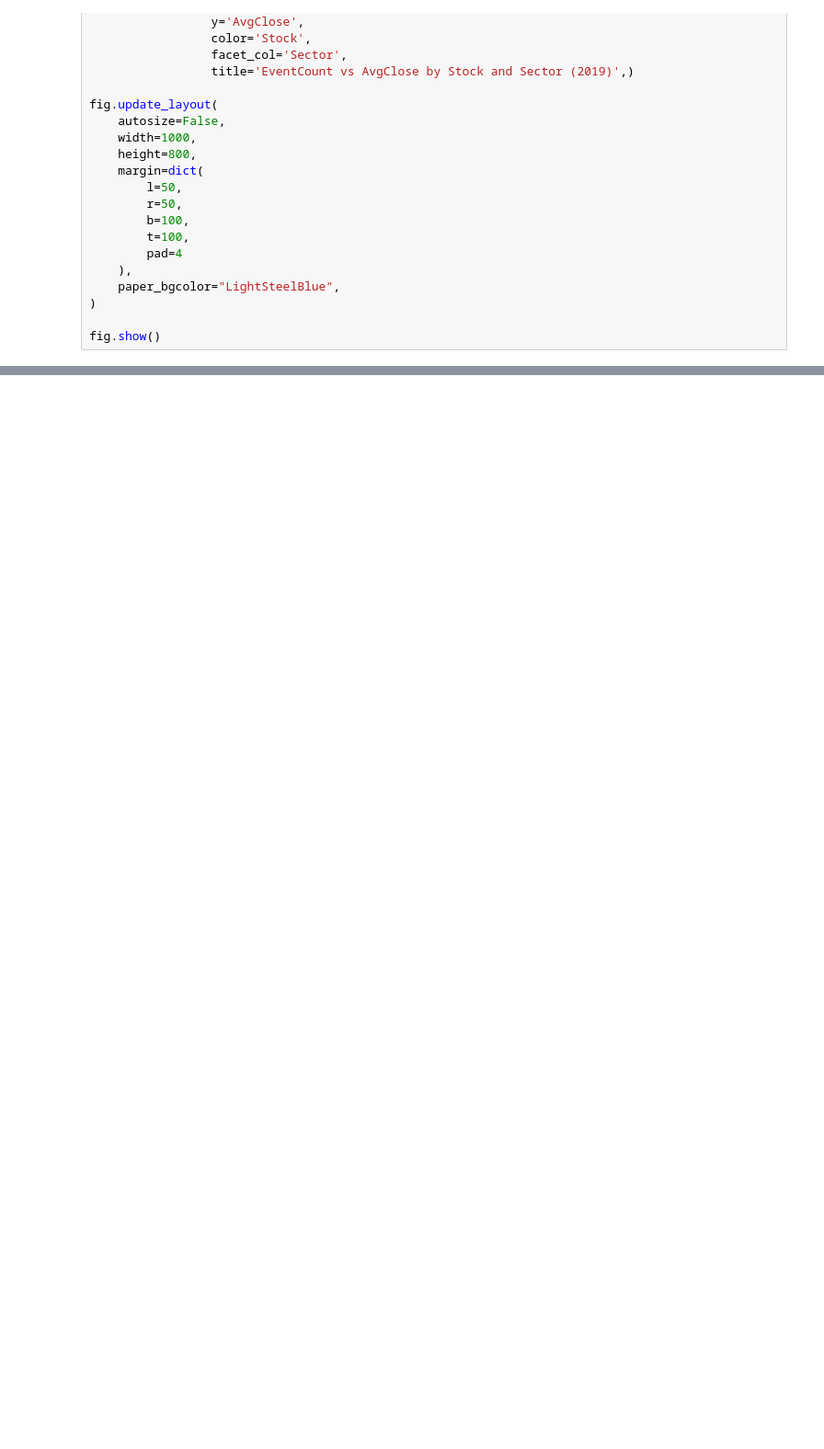
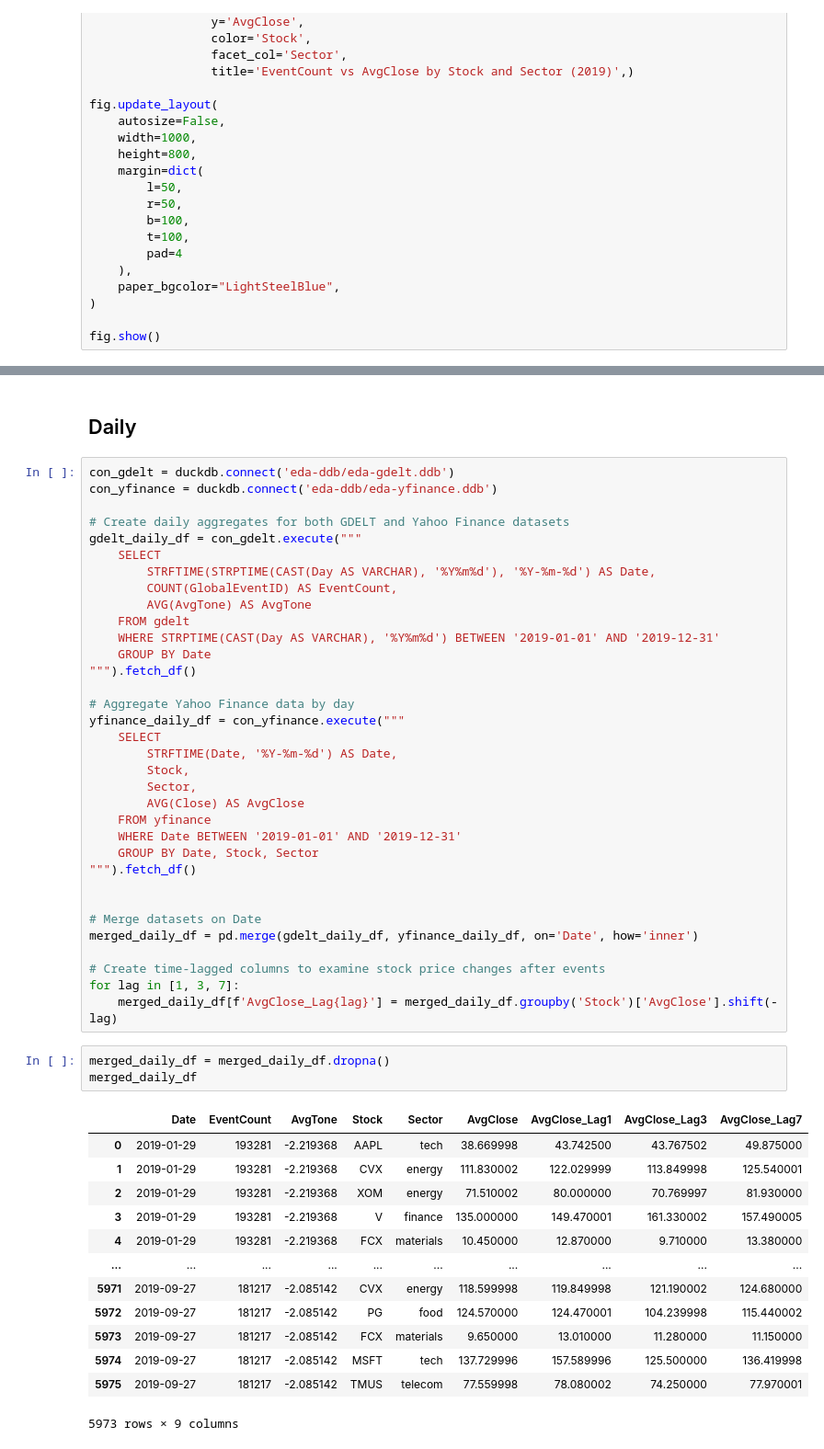
Before and after one commit to cs-muic/dm-2024-t1-pj-eda-honeybadgerlover645, a Jupyter notebook: P3.ipynb, the cells around one changed output, grey strips where cells are left out. Shown: that part at 92% size. Cells and saved outputs as stored; diff of their text form; blank space fills up the shorter version.

Commit message:
eventcount vs avgclose

```diff
--- a/P3.ipynb
+++ b/P3.ipynb
@@ -159,0 +178,53 @@ fig.show()
+# %% [markdown]
+## Daily
+# %%
+con_gdelt = duckdb.connect('eda-ddb/eda-gdelt.ddb')
+con_yfinance = duckdb.connect('eda-ddb/eda-yfinance.ddb')
+
+# Create daily aggregates for both GDELT and Yahoo Finance datasets
+gdelt_daily_df = con_gdelt.execute("""
+    SELECT
+        STRFTIME(STRPTIME(CAST(Day AS VARCHAR), '%Y%m%d'), '%Y-%m-%d') AS Date,
+        COUNT(GlobalEventID) AS EventCount,
+        AVG(AvgTone) AS AvgTone
+    FROM gdelt
+    WHERE STRPTIME(CAST(Day AS VARCHAR), '%Y%m%d') BETWEEN '2019-01-01' AND '2019-12-31'
+    GROUP BY Date
+""").fetch_df()
+
+# Aggregate Yahoo Finance data by day
+yfinance_daily_df = con_yfinance.execute("""
+    SELECT
+        STRFTIME(Date, '%Y-%m-%d') AS Date,
+        Stock,
+        Sector,
+        AVG(Close) AS AvgClose
+    FROM yfinance
+    WHERE Date BETWEEN '2019-01-01' AND '2019-12-31'
+    GROUP BY Date, Stock, Sector
+""").fetch_df()
+
+
+# Merge datasets on Date
+merged_daily_df = pd.merge(gdelt_daily_df, yfinance_daily_df, on='Date', how='inner')
+
+# Create time-lagged columns to examine stock price changes after events
+for lag in [1, 3, 7]:
+    merged_daily_df[f'AvgClose_Lag{lag}'] = merged_daily_df.groupby('Stock')['AvgClose'].shift(-lag)
+# %%
+merged_daily_df = merged_daily_df.dropna()
+merged_daily_df
+# %% [output]
+|  | Date | EventCount | AvgTone | Stock | Sector | AvgClose | AvgClose_Lag1 | AvgClose_Lag3 | AvgClose_Lag7 |
+| 0 | 2019-01-29 | 193281 | -2.219368 | AAPL | tech | 38.669998 | 43.742500 | 43.767502 | 49.875000 |
+| 1 | 2019-01-29 | 193281 | -2.219368 | CVX | energy | 111.830002 | 122.029999 | 113.849998 | 125.540001 |
+| 2 | 2019-01-29 | 193281 | -2.219368 | XOM | energy | 71.510002 | 80.000000 | 70.769997 | 81.930000 |
+| 3 | 2019-01-29 | 193281 | -2.219368 | V | finance | 135.000000 | 149.470001 | 161.330002 | 157.490005 |
+| 4 | 2019-01-29 | 193281 | -2.219368 | FCX | materials | 10.450000 | 12.870000 | 9.710000 | 13.380000 |
+| ... | ... | ... | ... | ... | ... | ... | ... | ... | ... |
+| 5971 | 2019-09-27 | 181217 | -2.085142 | CVX | energy | 118.599998 | 119.849998 | 121.190002 | 124.680000 |
+| 5972 | 2019-09-27 | 181217 | -2.085142 | PG | food | 124.570000 | 124.470001 | 104.239998 | 115.440002 |
+| 5973 | 2019-09-27 | 181217 | -2.085142 | FCX | materials | 9.650000 | 13.010000 | 11.280000 | 11.150000 |
+| 5974 | 2019-09-27 | 181217 | -2.085142 | MSFT | tech | 137.729996 | 157.589996 | 125.500000 | 136.419998 |
+| 5975 | 2019-09-27 | 181217 | -2.085142 | TMUS | telecom | 77.559998 | 78.080002 | 74.250000 | 77.970001 |
+5973 rows × 9 columns
```
Also changed, not shown: parts of 13 cells of this notebook.
